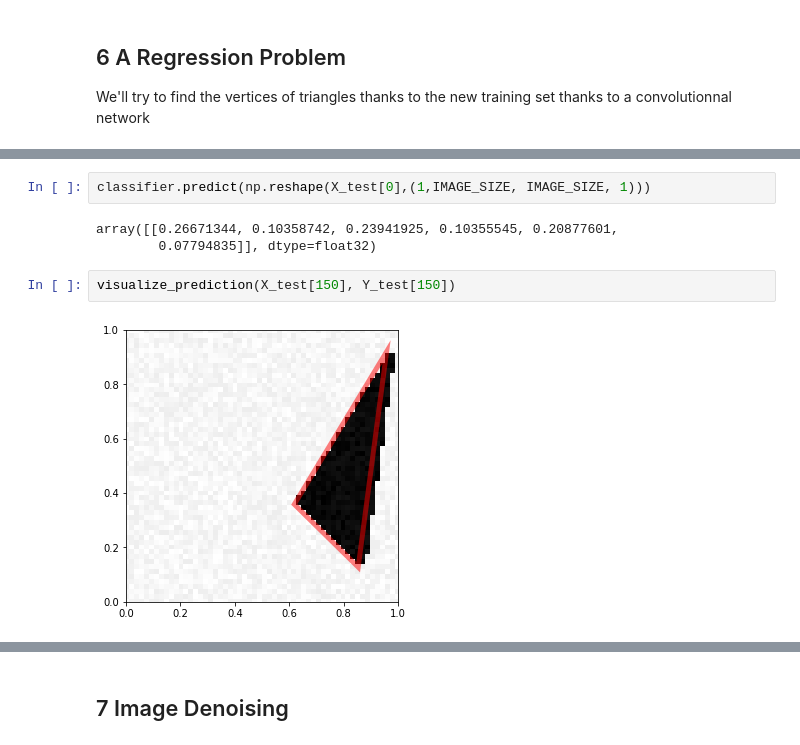
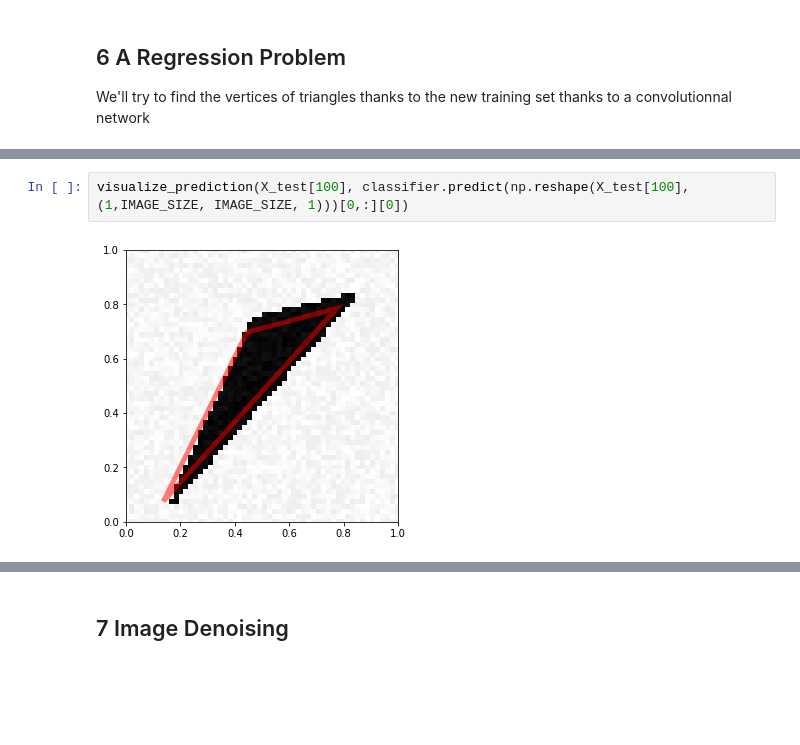
Before and after one commit to lajouanie/Deep_Learning_3A, a Jupyter notebook: MVA MP1.ipynb, the cells around one changed output, grey strips where cells are left out. Drawn from its saved outputs; the diff is of its cells as text; blank space fills up the shorter version.

```diff
--- a/MVA MP1.ipynb
+++ b/MVA MP1.ipynb
@@ -513,9 +514,4 @@ visualize_prediction(X_test[0]/np.sum(X_test[0]), classifier.predict(np.reshape(
 # %%
-classifier.predict(np.reshape(X_test[0],(1,IMAGE_SIZE, IMAGE_SIZE, 1)))
+visualize_prediction(X_test[100], classifier.predict(np.reshape(X_test[100],(1,IMAGE_SIZE, IMAGE_SIZE, 1)))[0,:][0])
 # %% [output]
-array([[0.26671344, 0.10358742, 0.23941925, 0.10355545, 0.20877601,
-        0.07794835]], dtype=float32)
+[figure, added]
-# %%
-visualize_prediction(X_test[150], Y_test[150])
-# %% [output]
-[figure, removed]
```
Also changed, not shown: parts of 22 cells of this notebook.
